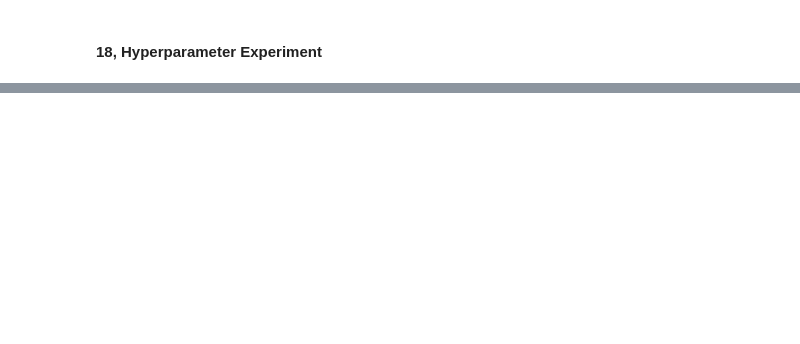
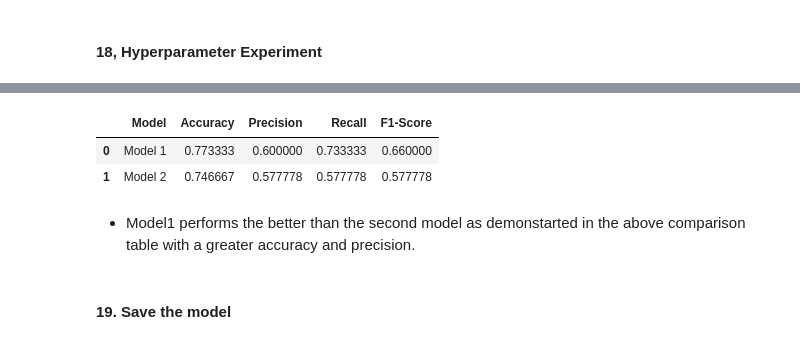
Before and after one commit to seelneas/credit_risk_ann, a Jupyter notebook: credit_risk_ann.ipynb, the cells around one changed output, grey strips where cells are left out. Cells and saved outputs as stored; diff of their text form; code cells hidden in the pictures; blank space fills up the shorter version.

```diff
--- a/credit_risk_ann.ipynb
+++ b/credit_risk_ann.ipynb
@@ -445,0 +554,10 @@ Class 1: Precision=0.596, Recall=0.689, F1=0.639
+# %%
+test_loss, test_accuracy = model2.evaluate(X_test_scaled, y_test, verbose=0)
+print("Test loss:", test_loss)
+print("Test accuracy:", test_accuracy)
+
+# TODO: Predict class probabilities and classes
+probabilities = model2.predict(X_test_scaled, verbose=0)
+predictions = (probabilities >=0.5).astype(int).flatten()
+
+print(classification_report(y_test, predictions))
@@ -445,0 +576,42 @@ Class 1: Precision=0.596, Recall=0.689, F1=0.639
+# %%
+def compare_models(model, model2, X_test, y_test, threshold=0.5):
+    """
+    Compares two binary classification Keras models on a test set.
+    """
+    models = {'Model 1': model, 'Model 2': model2}
+    results = []
+
+    for name, model in models.items():
+        # Get predictions
+        probabilities = model.predict(X_test, verbose=0)
+        predictions = (probabilities > threshold).astype(int).flatten()
+
+        # Calculate metrics
+        acc = accuracy_score(y_test, predictions)
+        prec = precision_score(y_test, predictions, zero_division=0)
+        rec = recall_score(y_test, predictions, zero_division=0)
+        f1 = f1_score(y_test, predictions, zero_division=0)
+
+        results.append({
+            'Model': name,
+            'Accuracy': acc,
+            'Precision': prec,
+            'Recall': rec,
+            'F1-Score': f1
+        })
+
+    # Create a comparison DataFrame
+    comparison_df = pd.DataFrame(results)
+    return comparison_df
+
+# Usage example (assuming model1, model2, X_test_scaled, and y_test exist):
+comparison_table = compare_models(model, model2, X_test_scaled, y_test)
+comparison_table
+# %% [output]
+|  | Model | Accuracy | Precision | Recall | F1-Score |
+| 0 | Model 1 | 0.773333 | 0.600000 | 0.733333 | 0.660000 |
+| 1 | Model 2 | 0.746667 | 0.577778 | 0.577778 | 0.577778 |
+# %% [markdown]
+- Model1 performs the better than the second model as demonstarted in the above comparison table with a greater accuracy and precision.
+# %% [markdown]
+#### 19. Save the model
```
Also changed, not shown: parts of 16 cells of this notebook.
